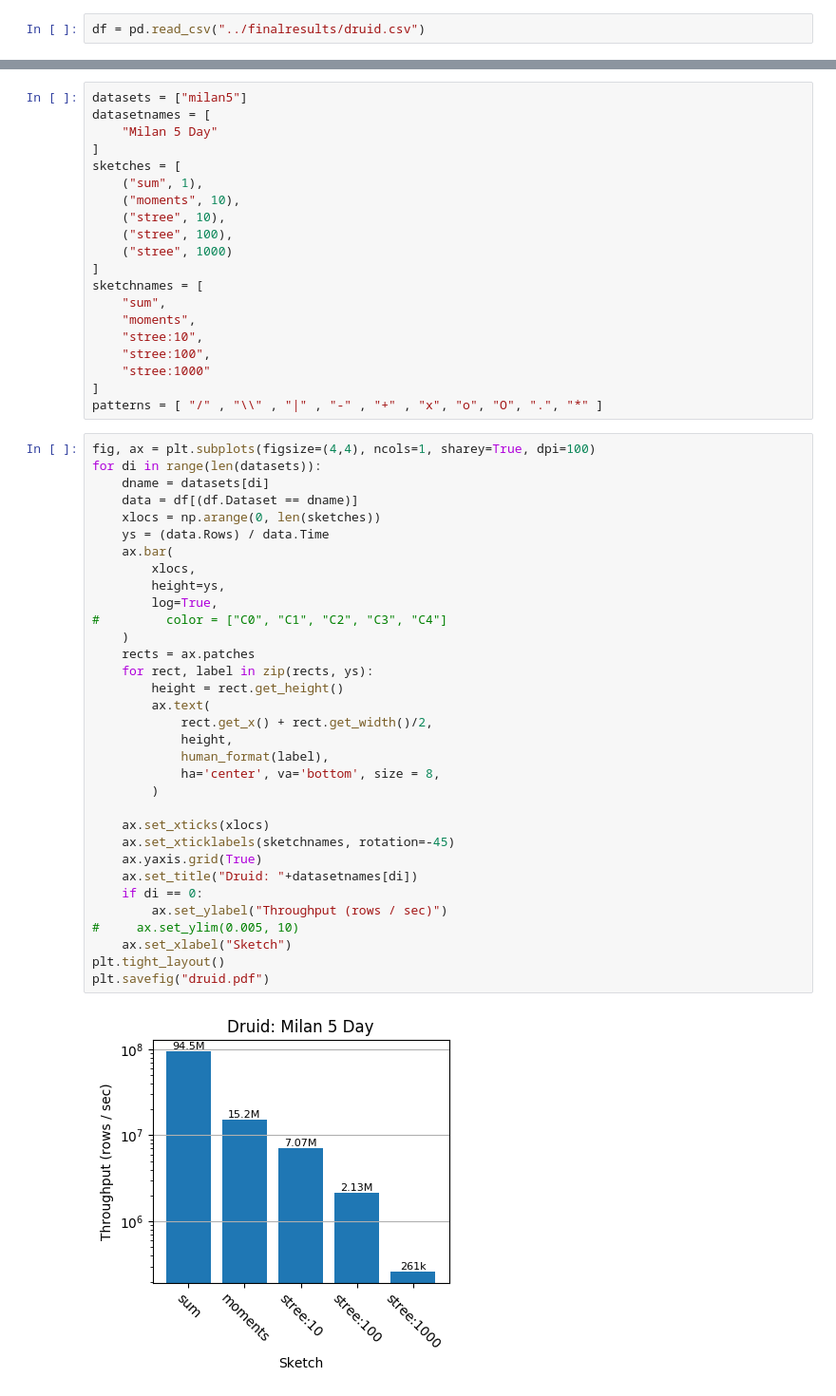
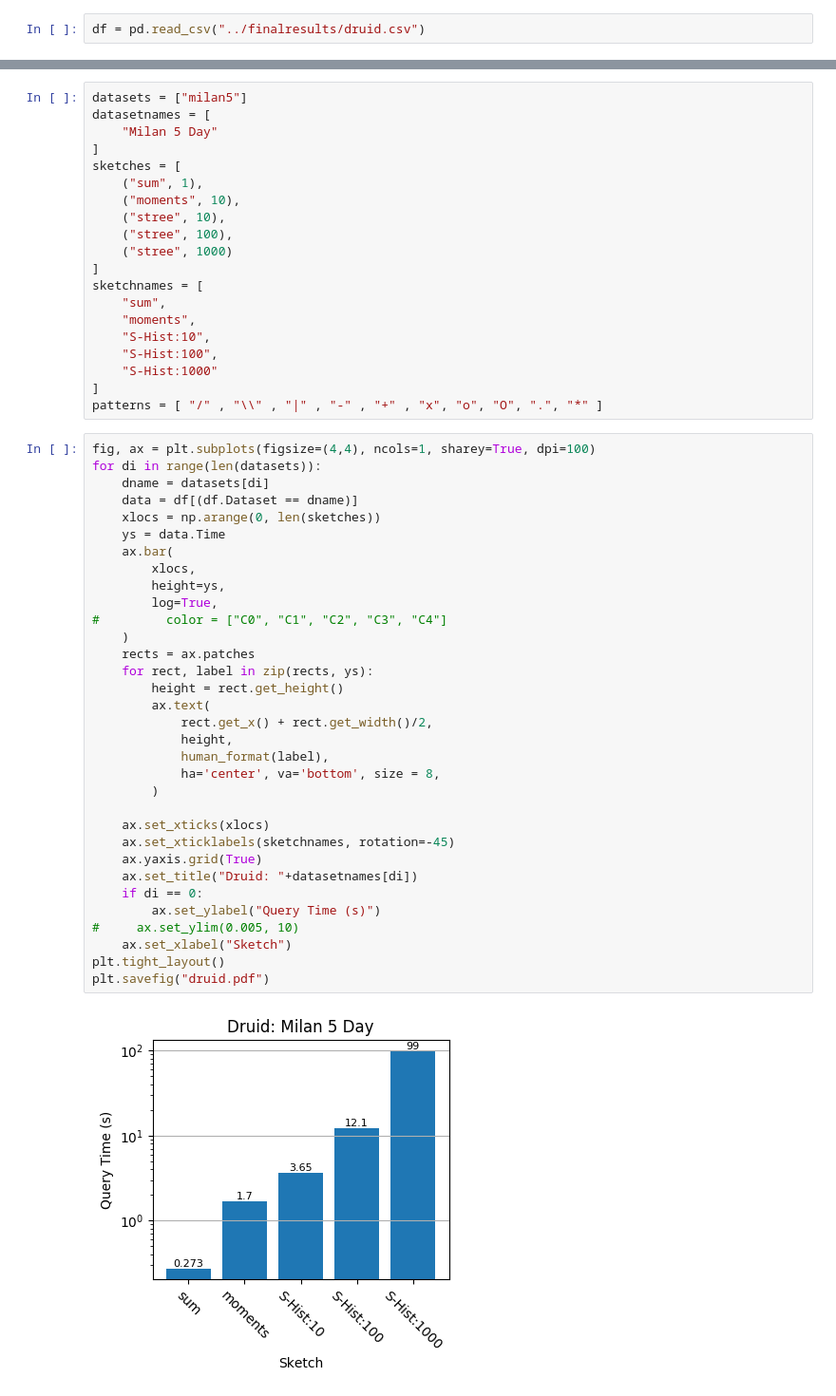
Before and after one commit to stanford-futuredata/msketch, a Jupyter notebook: analysis/Druid Plot.ipynb, the cells around one changed output, grey strips where cells are left out. Shown at 95% size. Drawn from its saved outputs; the diff is of its cells as text.

```diff
--- a/analysis/Druid Plot.ipynb
+++ b/analysis/Druid Plot.ipynb
@@ -36,9 +50,9 @@ sketches = [
 sketchnames = [
     "sum",
     "moments",
-    "stree:10",
-    "stree:100",
-    "stree:1000"
+    "S-Hist:10",
+    "S-Hist:100",
+    "S-Hist:1000"
 ]
 patterns = [ "/" , "\\" , "|" , "-" , "+" , "x", "o", "O", ".", "*" ]
 # %%
@@ -46,33 +60,33 @@ fig, ax = plt.subplots(figsize=(4,4), ncols=1, sharey=True, dpi=100)
 for di in range(len(datasets)):
     dname = datasets[di]
     data = df[(df.Dataset == dname)]
     xlocs = np.arange(0, len(sketches))
-    ys = (data.Rows) / data.Time
+    ys = data.Time
     ax.bar(
         xlocs,
         height=ys,
         log=True,
 #         color = ["C0", "C1", "C2", "C3", "C4"]
     )
     rects = ax.patches
     for rect, label in zip(rects, ys):
         height = rect.get_height()
         ax.text(
             rect.get_x() + rect.get_width()/2,
             height,
             human_format(label),
             ha='center', va='bottom', size = 8,
         )
 
     ax.set_xticks(xlocs)
     ax.set_xticklabels(sketchnames, rotation=-45)
     ax.yaxis.grid(True)
     ax.set_title("Druid: "+datasetnames[di])
     if di == 0:
-        ax.set_ylabel("Throughput (rows / sec)")
+        ax.set_ylabel("Query Time (s)")
 #     ax.set_ylim(0.005, 10)
     ax.set_xlabel("Sketch")
 plt.tight_layout()
 plt.savefig("druid.pdf")
 # %% [output]
-[figure, old version]
+[figure, new version]
```
Also changed, not shown: parts of 1 cell of this notebook, 3 other files.
